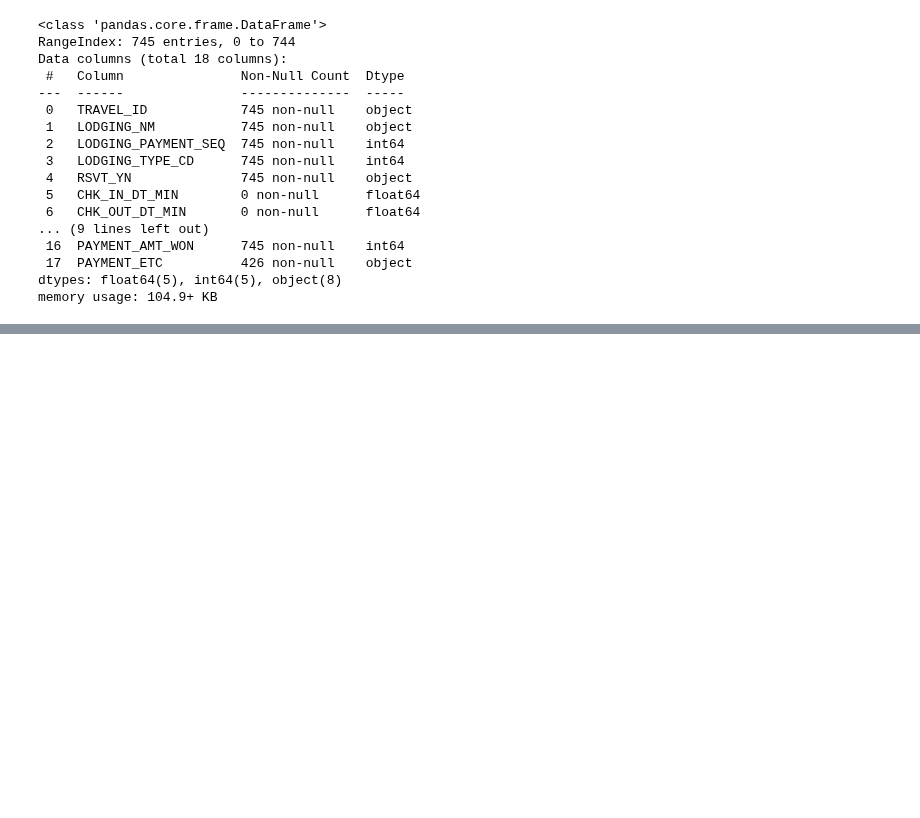
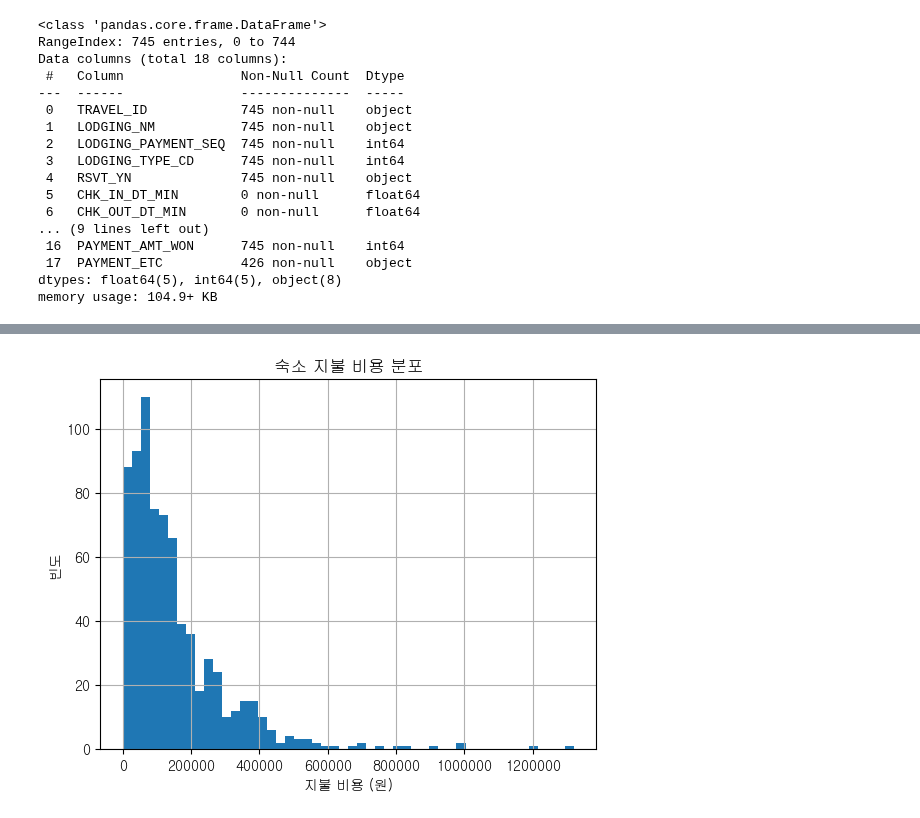
Before and after one commit to SKNetworks-AI19-250818/SKN19-mini-1Team, a Jupyter notebook: preprocessing/숙박소비내역_전처리.ipynb, the cells around one changed output, grey strips where cells are left out. Cells and saved outputs as stored; diff of their text form; code cells hidden in the pictures; blank space fills up the shorter version.

```diff
--- a/preprocessing/숙박소비내역_전처리.ipynb
+++ b/preprocessing/숙박소비내역_전처리.ipynb
@@ -43,4 +49,18 @@ dtypes: float64(5), int64(5), object(8)
 memory usage: 104.9+ KB
 # %%
 # 널값이 너무 많은 컬럼 삭제
-df = df.drop(columns=['CHK_IN_DT_MIN', 'CHK_OUT_DT_MIN', 'BRNO', 'PAYMENT_ETC', 'PAYMENT_DT', 'ROAD_NM_CD', 'LOTNO_CD'])
+# STORE_NM은 결제 업체 정보. 여기어때, 등
+df = df.drop(columns=[
+    'CHK_IN_DT_MIN',
+    'CHK_OUT_DT_MIN',
+    'BRNO',
+    'PAYMENT_ETC',
+    'PAYMENT_DT',       # 예약 여부랑
+    'ROAD_NM_CD',
+    'LOTNO_CD',
+    'LODGING_PAYMENT_SEQ',
+    'STORE_NM',         # 예약 여부랑
+    'LODGING_NM',
+    'ROAD_NM_ADDR',
+    'LOTNO_ADDR'
+    ])
@@ -77,5 +66,0 @@ df.head()
-# %%
-# STORE_NM, ROAD_NM_ADDR, LOTNO_ADDR 세개 모두 없는 데이터 확인
-# STORE_NM은 결제 업체 정보. 여기어때, 등
-df = df.drop(columns='STORE_NM')
-df
@@ -95,0 +67,4 @@ df
+# %%
+# RSVT_YN : 예약 여부 확인 인코딩
+le = LabelEncoder()
+df['RSVT_YN'] = le.fit_transform(y=df['RSVT_YN'])
@@ -95,0 +87,10 @@ df
+# %%
+# PAYMENT_AMT_WON 시각화
+df['PAYMENT_AMT_WON'].hist(bins=50)
+plt.ticklabel_format(style='plain', axis='x')
+plt.xlabel("지불 비용 (원)")
+plt.ylabel("빈도")
+plt.title("숙소 지불 비용 분포")
+plt.show()
+# %% [output]
+[figure, added]
```
Also changed, not shown: parts of 7 cells of this notebook, 1 other file.
